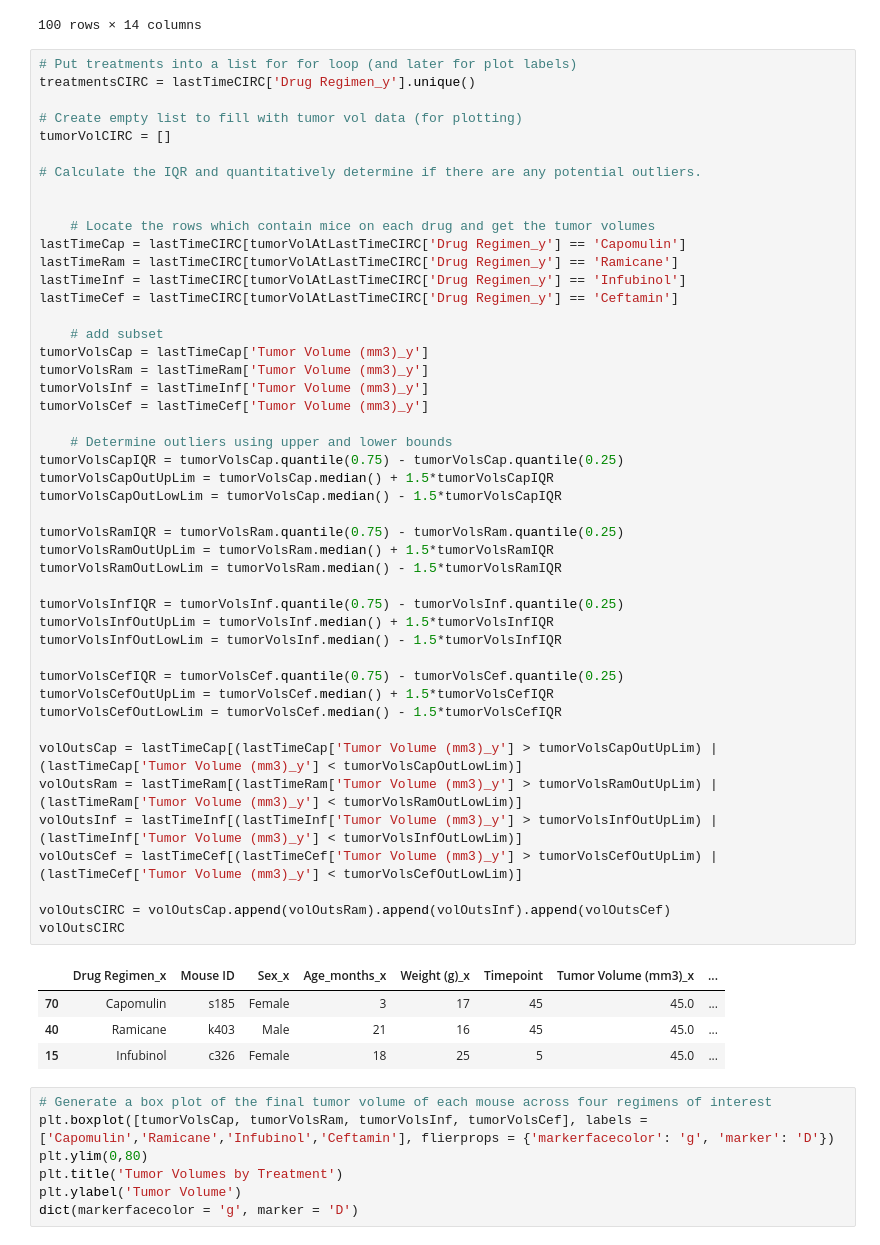
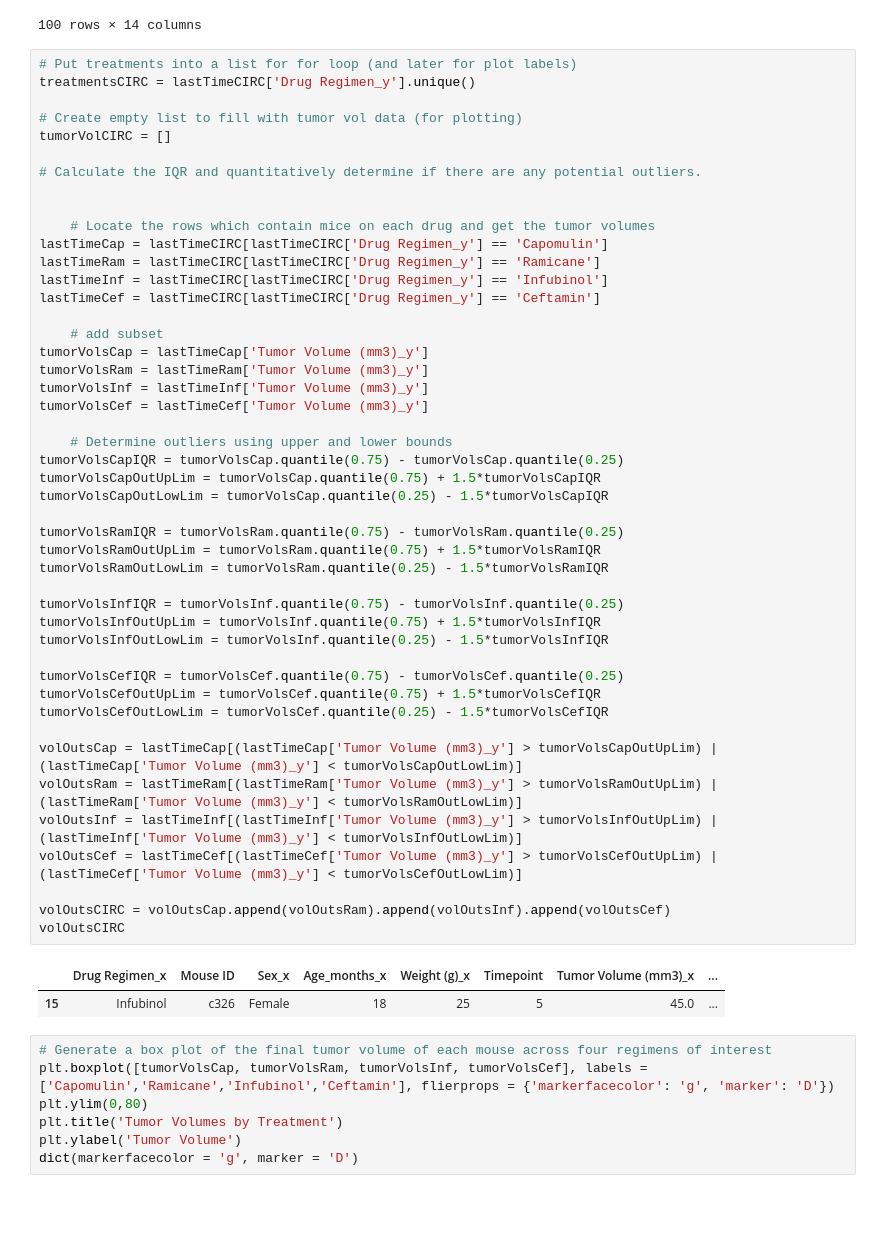
Before and after one commit to owenmeyer3/matplotlib-challenge, a Jupyter notebook: Instructions/Pymaceuticals/pymaceuticals_starter.ipynb, the cells around one changed output. Saved outputs shown, nothing was run; the diff lists cells and outputs as text; blank space fills up the shorter version.

```diff
--- a/Instructions/Pymaceuticals/pymaceuticals_starter.ipynb
+++ b/Instructions/Pymaceuticals/pymaceuticals_starter.ipynb
@@ -204,47 +204,45 @@ tumorVolCIRC = []
 
 # Calculate the IQR and quantitatively determine if there are any potential outliers.
 
 
     # Locate the rows which contain mice on each drug and get the tumor volumes
-lastTimeCap = lastTimeCIRC[tumorVolAtLastTimeCIRC['Drug Regimen_y'] == 'Capomulin']
-lastTimeRam = lastTimeCIRC[tumorVolAtLastTimeCIRC['Drug Regimen_y'] == 'Ramicane']
-lastTimeInf = lastTimeCIRC[tumorVolAtLastTimeCIRC['Drug Regimen_y'] == 'Infubinol']
-lastTimeCef = lastTimeCIRC[tumorVolAtLastTimeCIRC['Drug Regimen_y'] == 'Ceftamin']
+lastTimeCap = lastTimeCIRC[lastTimeCIRC['Drug Regimen_y'] == 'Capomulin']
+lastTimeRam = lastTimeCIRC[lastTimeCIRC['Drug Regimen_y'] == 'Ramicane']
+lastTimeInf = lastTimeCIRC[lastTimeCIRC['Drug Regimen_y'] == 'Infubinol']
+lastTimeCef = lastTimeCIRC[lastTimeCIRC['Drug Regimen_y'] == 'Ceftamin']
 
     # add subset
 tumorVolsCap = lastTimeCap['Tumor Volume (mm3)_y']
 tumorVolsRam = lastTimeRam['Tumor Volume (mm3)_y']
 tumorVolsInf = lastTimeInf['Tumor Volume (mm3)_y']
 tumorVolsCef = lastTimeCef['Tumor Volume (mm3)_y']
 
     # Determine outliers using upper and lower bounds
 tumorVolsCapIQR = tumorVolsCap.quantile(0.75) - tumorVolsCap.quantile(0.25)
-tumorVolsCapOutUpLim = tumorVolsCap.median() + 1.5*tumorVolsCapIQR
-tumorVolsCapOutLowLim = tumorVolsCap.median() - 1.5*tumorVolsCapIQR
+tumorVolsCapOutUpLim = tumorVolsCap.quantile(0.75) + 1.5*tumorVolsCapIQR
+tumorVolsCapOutLowLim = tumorVolsCap.quantile(0.25) - 1.5*tumorVolsCapIQR
 
 tumorVolsRamIQR = tumorVolsRam.quantile(0.75) - tumorVolsRam.quantile(0.25)
-tumorVolsRamOutUpLim = tumorVolsRam.median() + 1.5*tumorVolsRamIQR
-tumorVolsRamOutLowLim = tumorVolsRam.median() - 1.5*tumorVolsRamIQR
+tumorVolsRamOutUpLim = tumorVolsRam.quantile(0.75) + 1.5*tumorVolsRamIQR
+tumorVolsRamOutLowLim = tumorVolsRam.quantile(0.25) - 1.5*tumorVolsRamIQR
 
 tumorVolsInfIQR = tumorVolsInf.quantile(0.75) - tumorVolsInf.quantile(0.25)
-tumorVolsInfOutUpLim = tumorVolsInf.median() + 1.5*tumorVolsInfIQR
-tumorVolsInfOutLowLim = tumorVolsInf.median() - 1.5*tumorVolsInfIQR
+tumorVolsInfOutUpLim = tumorVolsInf.quantile(0.75) + 1.5*tumorVolsInfIQR
+tumorVolsInfOutLowLim = tumorVolsInf.quantile(0.25) - 1.5*tumorVolsInfIQR
 
 tumorVolsCefIQR = tumorVolsCef.quantile(0.75) - tumorVolsCef.quantile(0.25)
-tumorVolsCefOutUpLim = tumorVolsCef.median() + 1.5*tumorVolsCefIQR
-tumorVolsCefOutLowLim = tumorVolsCef.median() - 1.5*tumorVolsCefIQR
+tumorVolsCefOutUpLim = tumorVolsCef.quantile(0.75) + 1.5*tumorVolsCefIQR
+tumorVolsCefOutLowLim = tumorVolsCef.quantile(0.25) - 1.5*tumorVolsCefIQR
 
 volOutsCap = lastTimeCap[(lastTimeCap['Tumor Volume (mm3)_y'] > tumorVolsCapOutUpLim) | (lastTimeCap['Tumor Volume (mm3)_y'] < tumorVolsCapOutLowLim)]
 volOutsRam = lastTimeRam[(lastTimeRam['Tumor Volume (mm3)_y'] > tumorVolsRamOutUpLim) | (lastTimeRam['Tumor Volume (mm3)_y'] < tumorVolsRamOutLowLim)]
 volOutsInf = lastTimeInf[(lastTimeInf['Tumor Volume (mm3)_y'] > tumorVolsInfOutUpLim) | (lastTimeInf['Tumor Volume (mm3)_y'] < tumorVolsInfOutLowLim)]
 volOutsCef = lastTimeCef[(lastTimeCef['Tumor Volume (mm3)_y'] > tumorVolsCefOutUpLim) | (lastTimeCef['Tumor Volume (mm3)_y'] < tumorVolsCefOutLowLim)]
 
 volOutsCIRC = volOutsCap.append(volOutsRam).append(volOutsInf).append(volOutsCef)
 volOutsCIRC
 # %% [output]
 |  | Drug Regimen_x | Mouse ID | Sex_x | Age_months_x | Weight (g)_x | Timepoint | Tumor Volume (mm3)_x | ... |
-| 70 | Capomulin | s185 | Female | 3 | 17 | 45 | 45.0 | ... |
-| 40 | Ramicane | k403 | Male | 21 | 16 | 45 | 45.0 | ... |
 | 15 | Infubinol | c326 | Female | 18 | 25 | 5 | 45.0 | ... |
 # %%
 # Generate a box plot of the final tumor volume of each mouse across four regimens of interest
```
Also changed, not shown: 1 other file.
